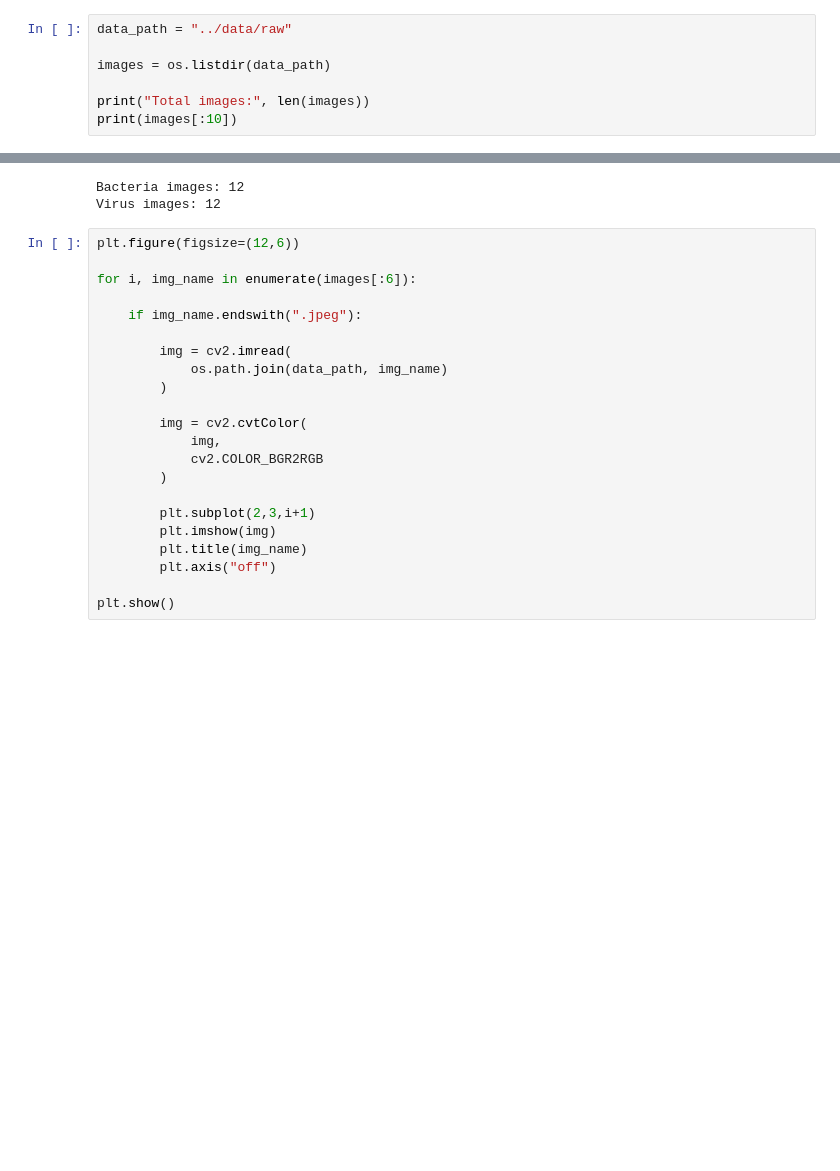
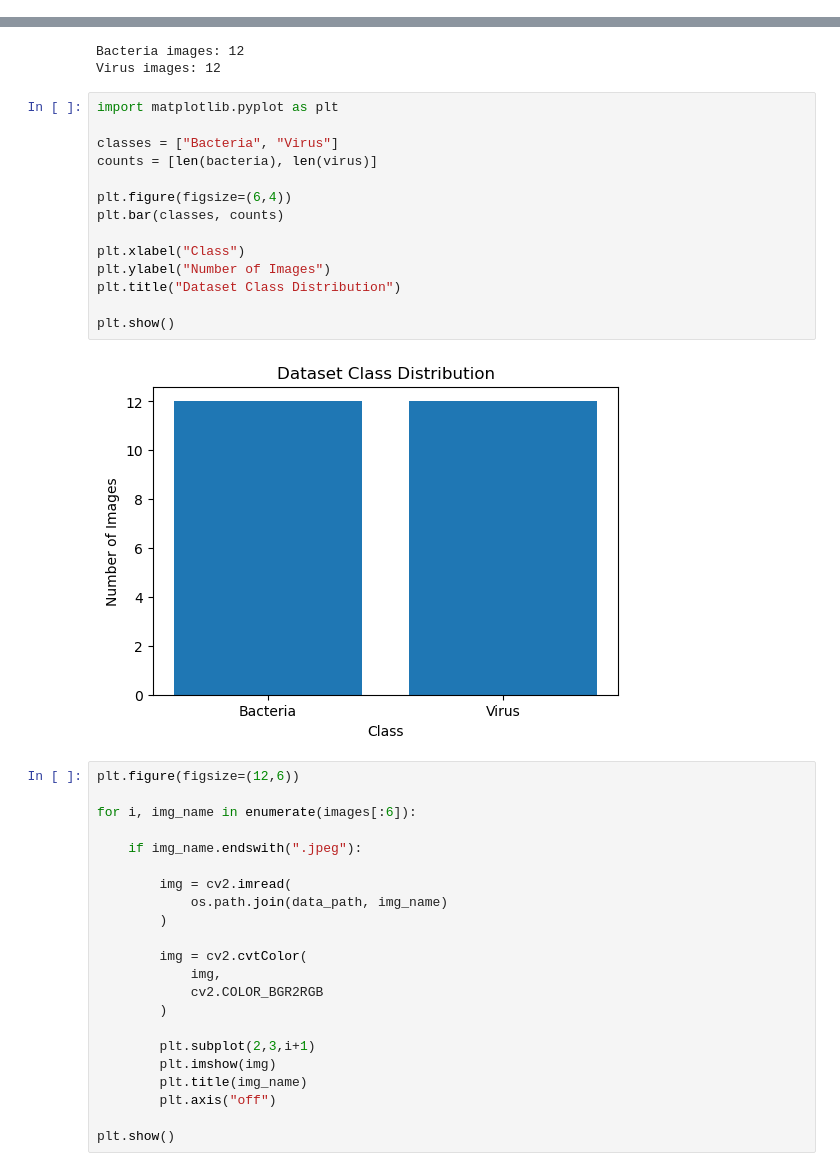
Before and after one commit to ankitha24ad002-boop/LungLens, a Jupyter notebook: notebooks/01_data_exploration.ipynb, the cells around one changed output, grey strips where cells are left out. Drawn from its saved outputs; the diff is of its cells as text; blank space fills up the shorter version.

Commit message:
Added EDA graph to data exploration notebook

```diff
--- a/notebooks/01_data_exploration.ipynb
+++ b/notebooks/01_data_exploration.ipynb
@@ -23,10 +23,3 @@ print(images[:10])
 # %% [output]
 Total images: 25
 ['BACTERIA 1.jpeg', 'BACTERIA 2.jpeg', 'BACTERIA 5.jpeg', 'BACTERIA- 4.jpeg', 'BACTERIA-10.jpeg', 'BACTERIA-11.jpeg', 'BACTERIA-12.jpeg', 'BACTERIA-3.jpeg', 'BACTERIA-6.jpeg', 'BACTERIA-7.jpeg']
-# %%
-data_path = "../data/raw"
-
-images = os.listdir(data_path)
-
-print("Total images:", len(images))
-print(images[:10])
@@ -49,6 +39,22 @@ print("Virus images:", len(virus))
 # %% [output]
 Bacteria images: 12
 Virus images: 12
+# %%
+import matplotlib.pyplot as plt
+
+classes = ["Bacteria", "Virus"]
+counts = [len(bacteria), len(virus)]
+
+plt.figure(figsize=(6,4))
+plt.bar(classes, counts)
+
+plt.xlabel("Class")
+plt.ylabel("Number of Images")
+plt.title("Dataset Class Distribution")
+
+plt.show()
+# %% [output]
+[figure, added]
 # %%
 plt.figure(figsize=(12,6))
 
```
Also changed, not shown: parts of 1 cell of this notebook.
